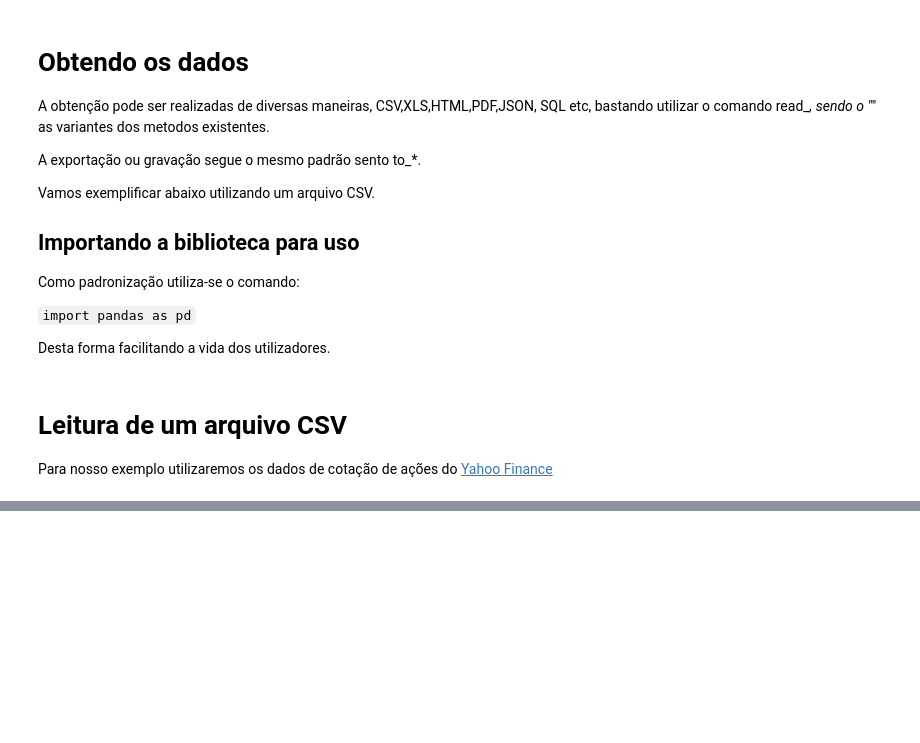
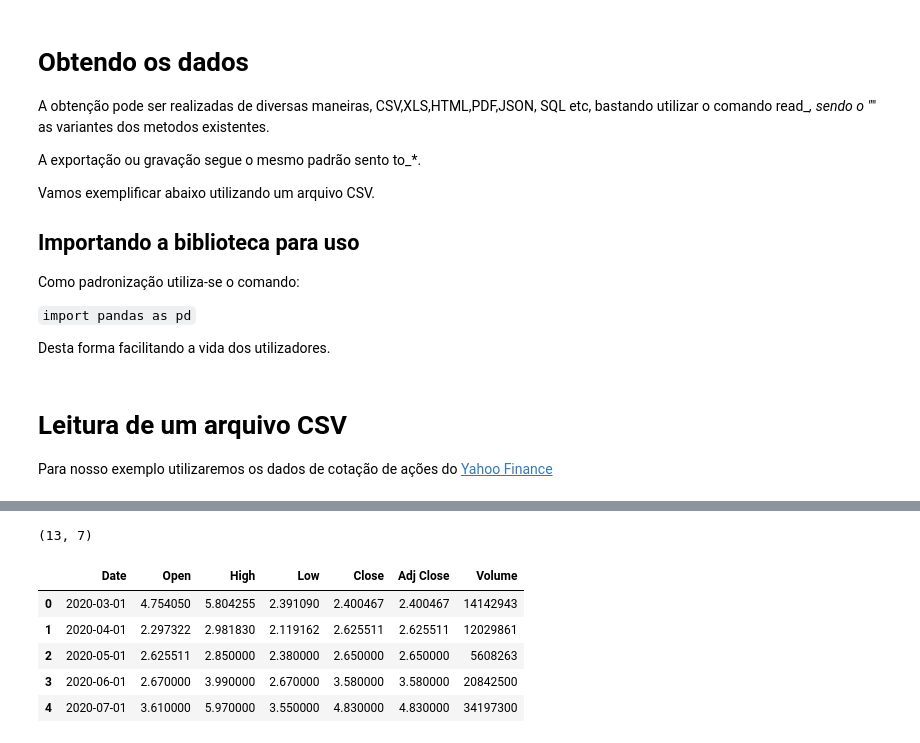
Before and after one commit to israelruiz2005/projetos-pandas, a Jupyter notebook: O_que_é_o_pandas.ipynb, the cells around one changed output, grey strips where cells are left out. Saved outputs shown, nothing was run; the diff lists cells and outputs as text; code cells hidden in the pictures; blank space fills up the shorter version.

```diff
--- a/O_que_é_o_pandas.ipynb
+++ b/O_que_é_o_pandas.ipynb
@@ -58,0 +89,13 @@ Para nosso exemplo utilizaremos os dados de cotação de ações do [Yahoo Finan
+# %%
+df.shape
+# %% [output]
+(13, 7)
+# %%
+df.head()
+# %% [output]
+|  | Date | Open | High | Low | Close | Adj Close | Volume |
+| 0 | 2020-03-01 | 4.754050 | 5.804255 | 2.391090 | 2.400467 | 2.400467 | 14142943 |
+| 1 | 2020-04-01 | 2.297322 | 2.981830 | 2.119162 | 2.625511 | 2.625511 | 12029861 |
+| 2 | 2020-05-01 | 2.625511 | 2.850000 | 2.380000 | 2.650000 | 2.650000 | 5608263 |
+| 3 | 2020-06-01 | 2.670000 | 3.990000 | 2.670000 | 3.580000 | 3.580000 | 20842500 |
+| 4 | 2020-07-01 | 3.610000 | 5.970000 | 3.550000 | 4.830000 | 4.830000 | 34197300 |
```
Also changed, not shown: parts of 28 cells of this notebook.
